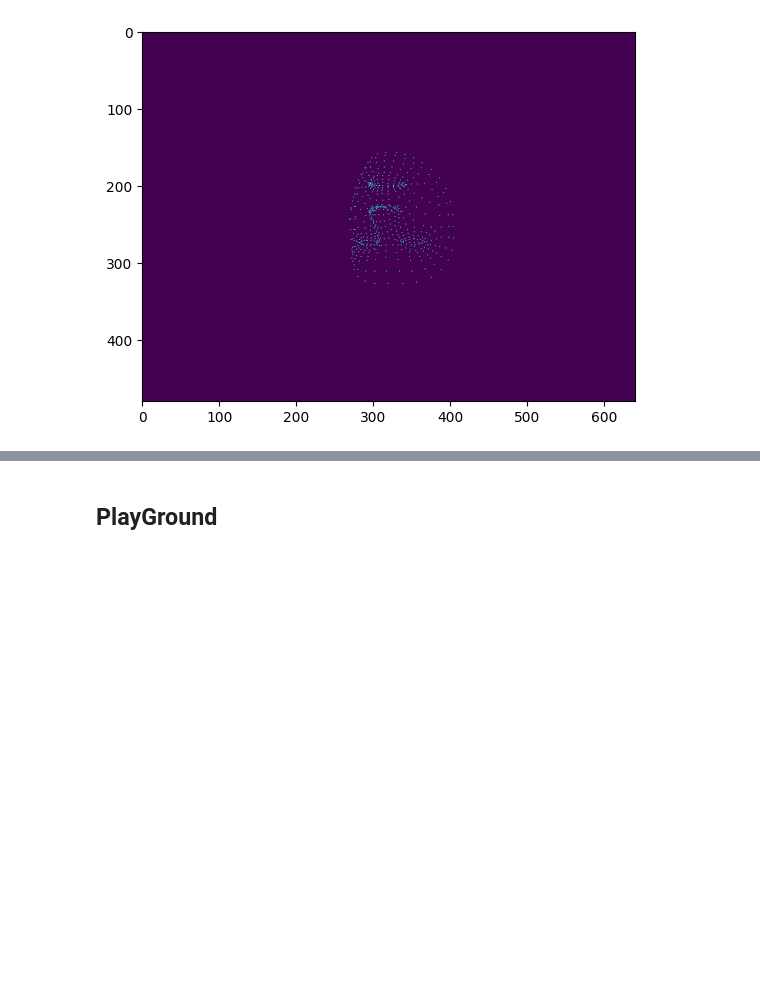
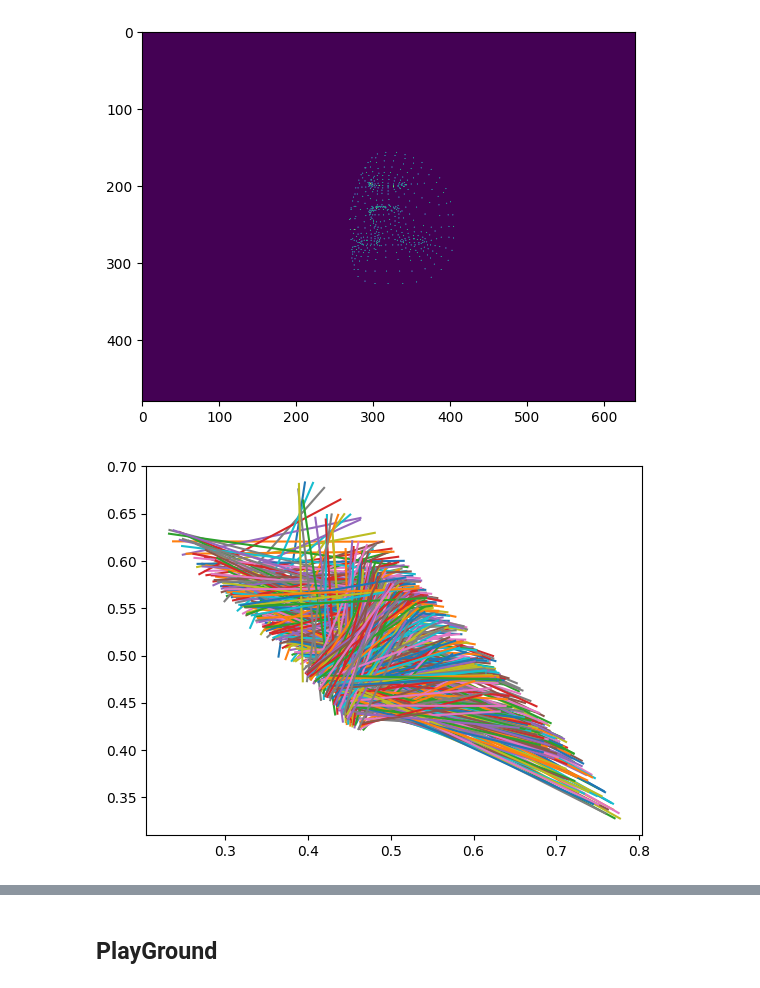
Before and after one commit to aminfadaei116/view-net, a Jupyter notebook: ViewNet notbook.ipynb, the cells around one changed output, grey strips where cells are left out. Saved outputs shown, nothing was run; the diff lists cells and outputs as text; code cells hidden in the pictures; blank space fills up the shorter version.

```diff
--- a/ViewNet notbook.ipynb
+++ b/ViewNet notbook.ipynb
@@ -41,3 +41,16 @@ a = createMask(newKeys, height, width)
 showImageTensor(a, is3chan=False)
 # %% [output]
 [figure]
+# %%
+key1 = refKey[:,0:2]
+key2 = newKeys[:,0:2]
+key1 = torch.flip(key1, [1])
+key2 = torch.flip(key2, [1])
+
+
+for i in range(len(key1)):
+    plt.plot(key1[i].cpu().numpy(), key2[i].cpu().numpy())
+
+plt.show()
+# %% [output]
+[figure, added]
```
Also changed, not shown: parts of 1 cell of this notebook.
